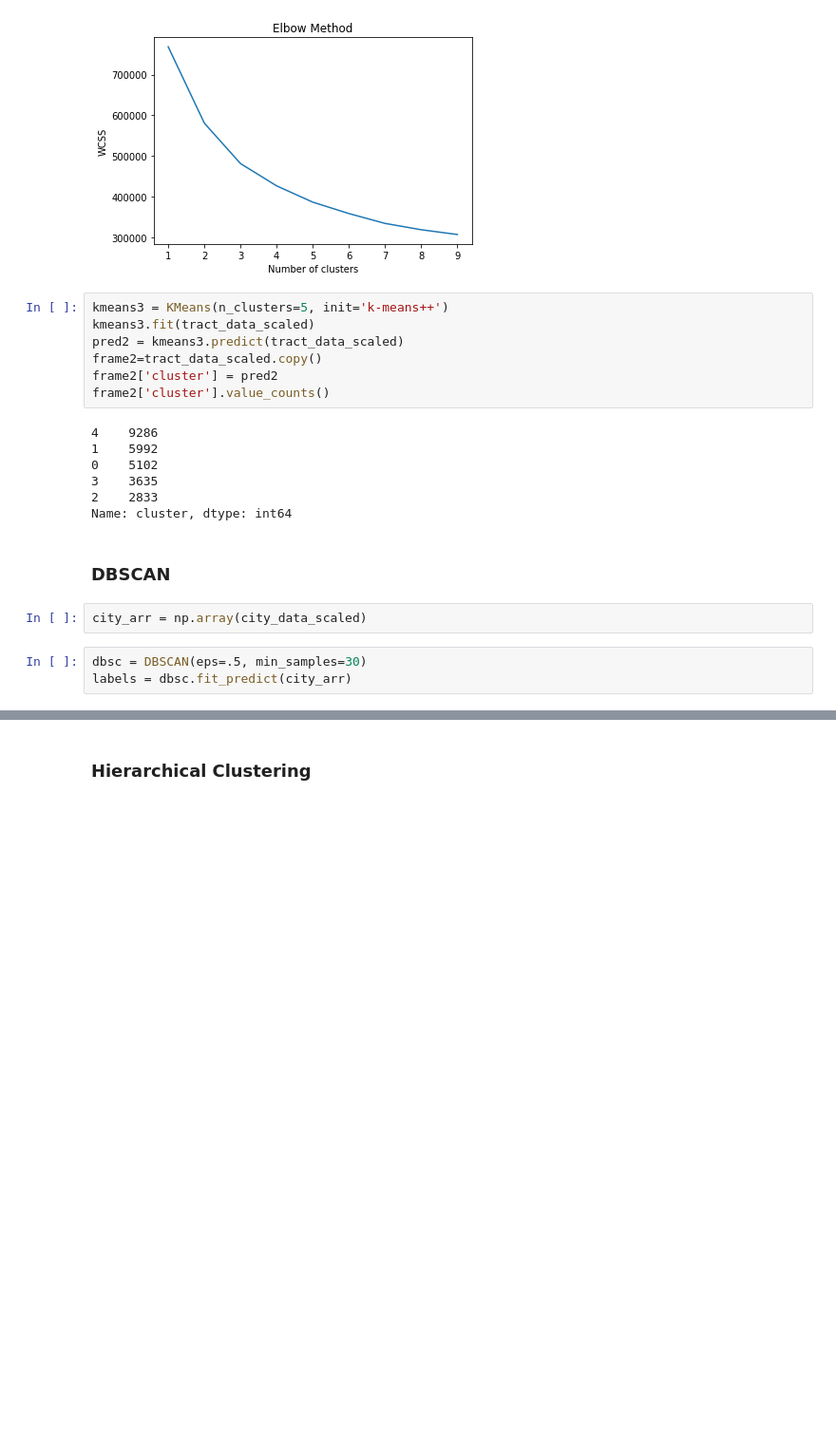
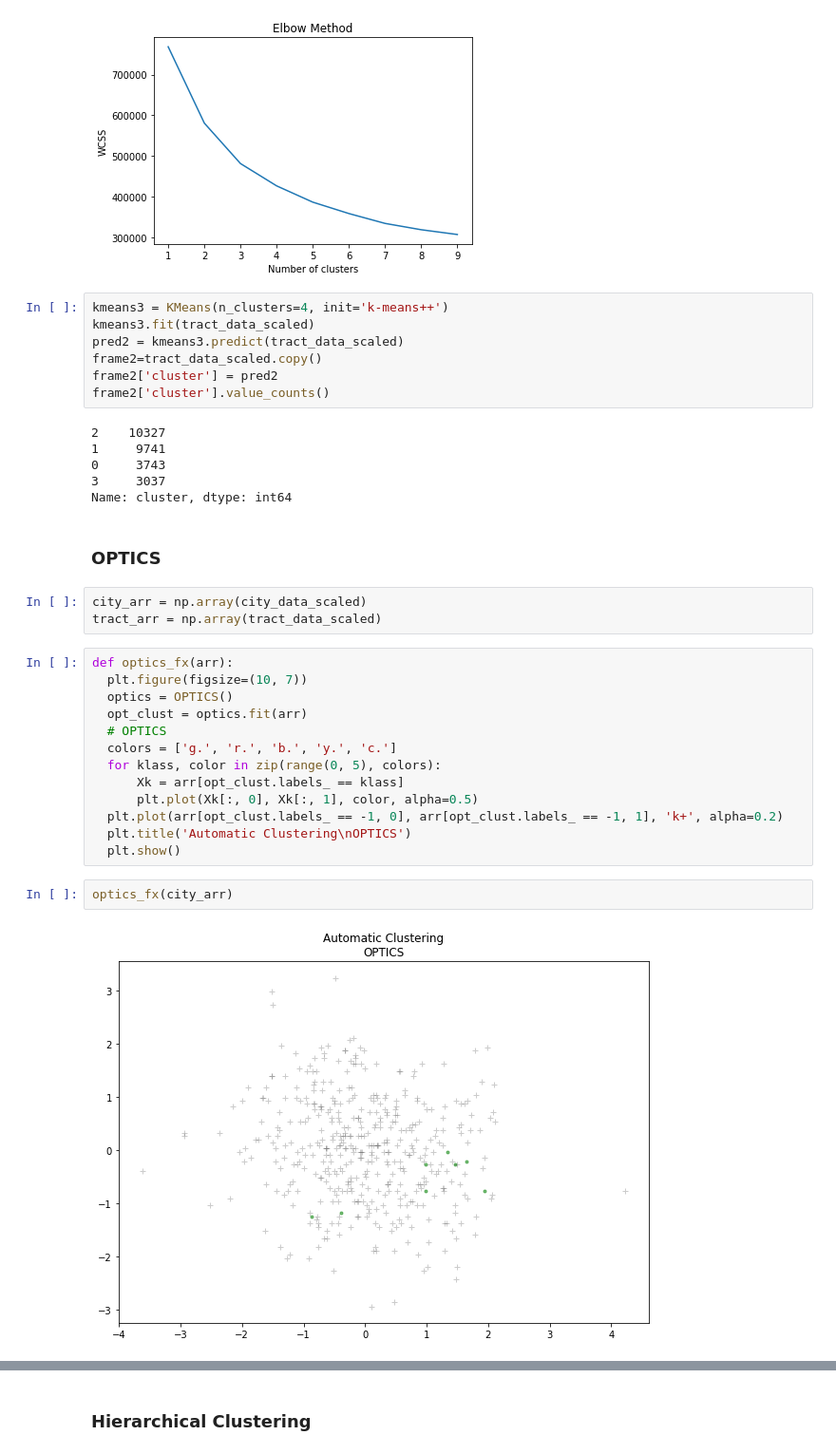
Before and after one commit to lilfetz22/Health_Scores_CAP2, a Jupyter notebook: scripts/Health_Scores_ML.ipynb, the cells around one changed output, grey strips where cells are left out. Shown at 95% size. Drawn from its saved outputs; the diff is of its cells as text; blank space fills up the shorter version.

```diff
--- a/scripts/Health_Scores_ML.ipynb
+++ b/scripts/Health_Scores_ML.ipynb
@@ -86,23 +169,37 @@ plt.show()
 # %% [output]
 [figure]
 # %%
-kmeans3 = KMeans(n_clusters=5, init='k-means++')
+kmeans3 = KMeans(n_clusters=4, init='k-means++')
 kmeans3.fit(tract_data_scaled)
 pred2 = kmeans3.predict(tract_data_scaled)
 frame2=tract_data_scaled.copy()
 frame2['cluster'] = pred2
 frame2['cluster'].value_counts()
 # %% [output]
-4    9286
-1    5992
-0    5102
-3    3635
-2    2833
+2    10327
+1     9741
+0     3743
+3     3037
 Name: cluster, dtype: int64
 # %% [markdown]
-### DBSCAN
+### OPTICS
 # %%
 city_arr = np.array(city_data_scaled)
+tract_arr = np.array(tract_data_scaled)
-# %%
-dbsc = DBSCAN(eps=.5, min_samples=30)
-labels = dbsc.fit_predict(city_arr)
+# %%
+def optics_fx(arr):
+  plt.figure(figsize=(10, 7))
+  optics = OPTICS()
+  opt_clust = optics.fit(arr)
+  # OPTICS
+  colors = ['g.', 'r.', 'b.', 'y.', 'c.']
+  for klass, color in zip(range(0, 5), colors):
+      Xk = arr[opt_clust.labels_ == klass]
+      plt.plot(Xk[:, 0], Xk[:, 1], color, alpha=0.5)
+  plt.plot(arr[opt_clust.labels_ == -1, 0], arr[opt_clust.labels_ == -1, 1], 'k+', alpha=0.2)
+  plt.title('Automatic Clustering\nOPTICS')
+  plt.show()
+# %%
+optics_fx(city_arr)
+# %% [output]
+[figure, added]
```
Also changed, not shown: parts of 14 cells of this notebook.
